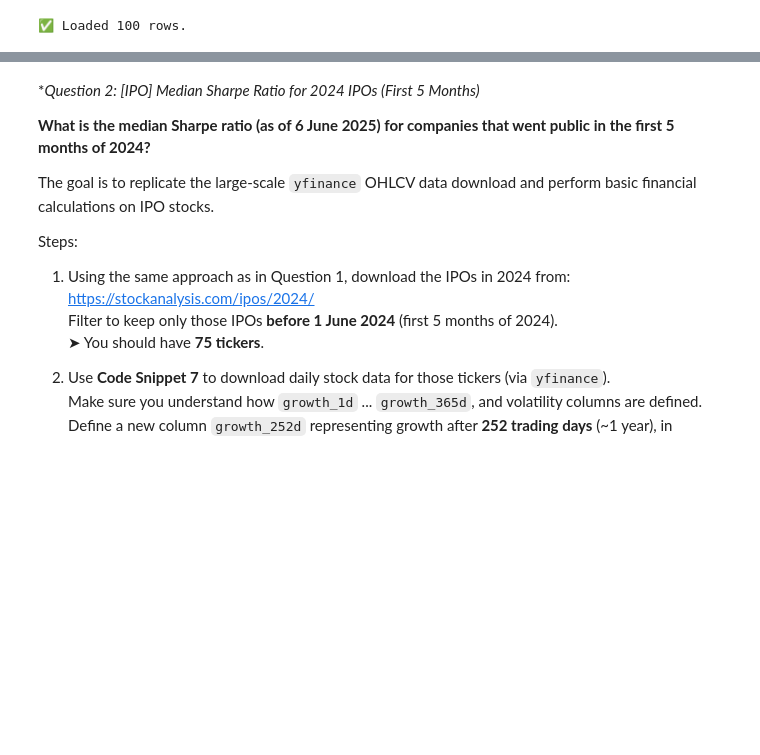
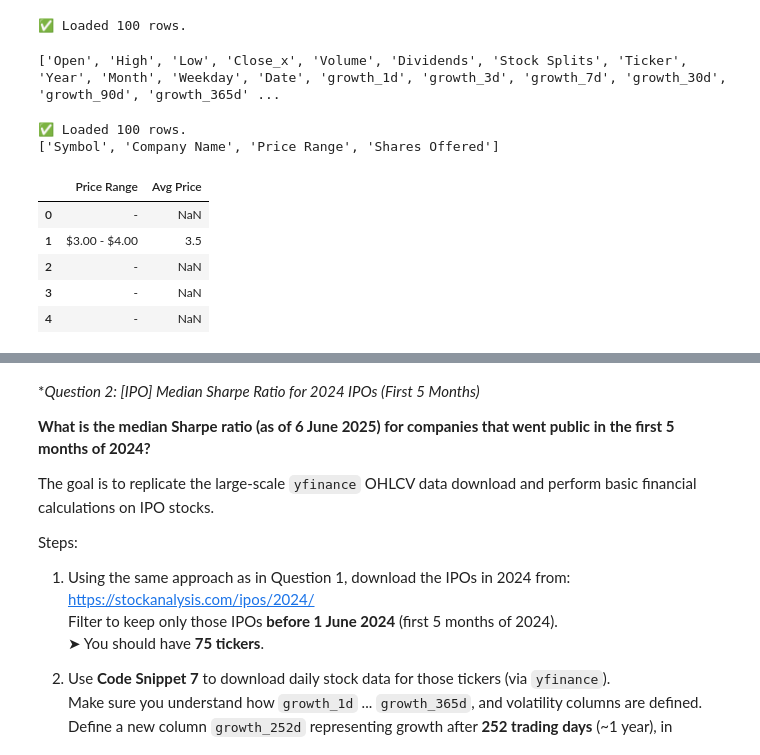
Before and after one commit to rashettycode/zoomcamptrading_2025, a Jupyter notebook: 02-dataframe-analysis/[2025]_Module_02_Working_with_the_data.ipynb, the cells around one changed output, grey strips where cells are left out. Saved outputs shown, nothing was run; the diff lists cells and outputs as text; code cells hidden in the pictures; blank space fills up the shorter version.

```diff
--- a/02-dataframe-analysis/[2025]_Module_02_Working_with_the_data.ipynb
+++ b/02-dataframe-analysis/[2025]_Module_02_Working_with_the_data.ipynb
@@ -52,3 +52,72 @@ df = tables[0]
 print(f"✅ Loaded {len(df)} rows.")
 # %% [output]
 ✅ Loaded 100 rows.
+# %%
+print(df.columns.tolist())
+# %% [output]
+['Open', 'High', 'Low', 'Close_x', 'Volume', 'Dividends', 'Stock Splits', 'Ticker', 'Year', 'Month', 'Weekday', 'Date', 'growth_1d', 'growth_3d', 'growth_7d', 'growth_30d', 'growth_90d', 'growth_365d' ...
+# %%
+import pandas as pd
+import requests
+from io import StringIO
+
+# URL and headers
+url = 'https://stockanalysis.com/ipos/withdrawn/'
+headers = {
+    "User-Agent": "Mozilla/5.0"
+}
+
+# Request and parse
+response = requests.get(url, headers=headers)
+tables = pd.read_html(StringIO(response.text))
+ipo_df = tables[0]
+
+# Confirm load
+print(f"✅ Loaded {len(ipo_df)} rows.")
+print(ipo_df.columns.tolist())  # Check actual column names
+# %% [output]
+✅ Loaded 100 rows.
+['Symbol', 'Company Name', 'Price Range', 'Shares Offered']
+# %%
+# Step 2: Classify company names into types
+def classify_company(name):
+    name = name.lower()
+    if 'acquisition corp' in name or 'acquisition corporation' in name:
+        return 'Acq.Corp'
+    elif 'inc' in name or 'incorporated' in name:
+        return 'Inc'
+    elif 'group' in name:
+        return 'Group'
+    elif 'ltd' in name or 'limited' in name:
+        return 'Limited'
+    elif 'holdings' in name:
+        return 'Holdings'
+    else:
+        return 'Other'
+
+# ✅ Correct column name: 'Company Name'
+ipo_df['Company Class'] = ipo_df['Company Name'].apply(classify_company)
+# %%
+# Step 3: Parse average price from 'Price Range' column
+def parse_avg_price(price_range):
+    if price_range == '-' or pd.isna(price_range):
+        return None
+    prices = price_range.replace('$', '').split('-')
+    try:
+        prices = [float(p) for p in prices]
+        return sum(prices) / len(prices)  # average
+    except:
+        return None
+
+# Apply function to create a new column
+ipo_df['Avg Price'] = ipo_df['Price Range'].apply(parse_avg_price)
+
+# Optional: quick look
+ipo_df[['Price Range', 'Avg Price']].head()
+# %% [output]
+|  | Price Range | Avg Price |
+| 0 | - | NaN |
+| 1 | $3.00 - $4.00 | 3.5 |
+| 2 | - | NaN |
+| 3 | - | NaN |
+| 4 | - | NaN |
```
Also changed, not shown: parts of 4 cells of this notebook.
